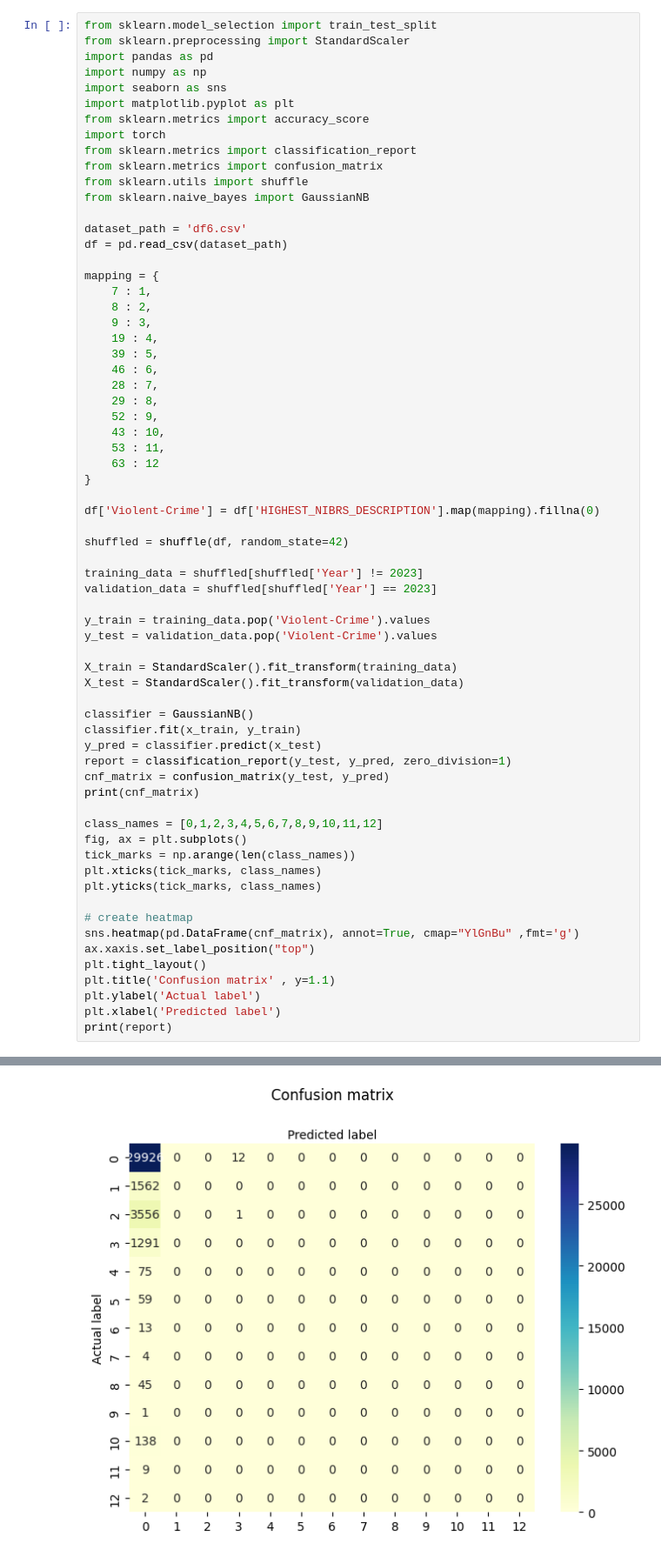
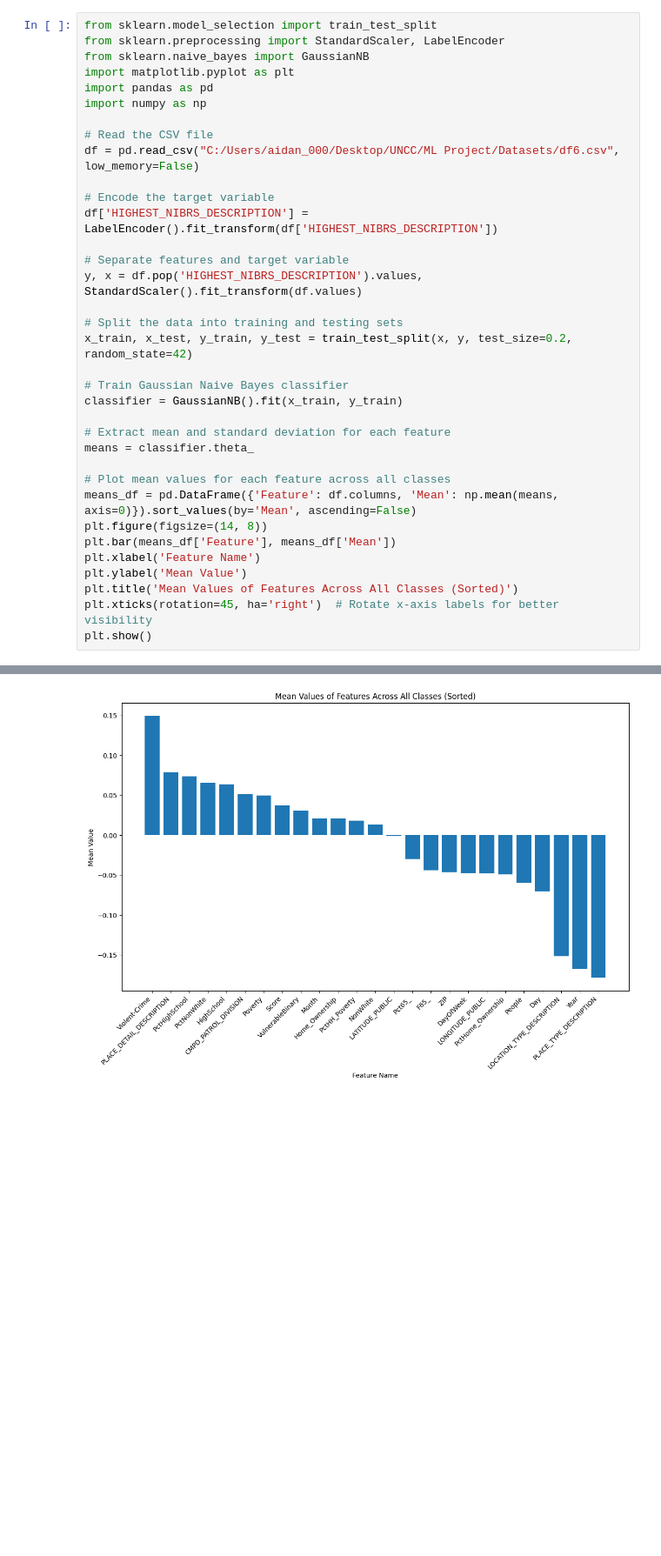
Before and after one commit to lolobq/ML_Final_Project, a Jupyter notebook: Classical Model/NBClassifier.ipynb, the cells around one changed output, grey strips where cells are left out. Shown at 87% size. Cells and saved outputs as stored; diff of their text form; blank space fills up the shorter version.

```diff
--- a/Classical Model/NBClassifier.ipynb
+++ b/Classical Model/NBClassifier.ipynb
@@ -1,67 +1,36 @@
 # %%
 from sklearn.model_selection import train_test_split
-from sklearn.preprocessing import StandardScaler
+from sklearn.preprocessing import StandardScaler, LabelEncoder
+from sklearn.naive_bayes import GaussianNB
+import matplotlib.pyplot as plt
 import pandas as pd
 import numpy as np
-import seaborn as sns
-import matplotlib.pyplot as plt
-from sklearn.metrics import accuracy_score
-import torch
-from sklearn.metrics import classification_report
-from sklearn.metrics import confusion_matrix
-from sklearn.utils import shuffle
-from sklearn.naive_bayes import GaussianNB
 
-dataset_path = 'df6.csv'
-df = pd.read_csv(dataset_path)
+# Read the CSV file
+df = pd.read_csv("C:/Users/aidan_000/Desktop/UNCC/ML Project/Datasets/df6.csv", low_memory=False)
 
-mapping = {
-    7 : 1,
-    8 : 2,
-    9 : 3,
-    19 : 4,
-    39 : 5,
-    46 : 6,
-    28 : 7,
-    29 : 8,
-    52 : 9,
-    43 : 10,
-    53 : 11,
-    63 : 12
-}
+# Encode the target variable
+df['HIGHEST_NIBRS_DESCRIPTION'] = LabelEncoder().fit_transform(df['HIGHEST_NIBRS_DESCRIPTION'])
 
-df['Violent-Crime'] = df['HIGHEST_NIBRS_DESCRIPTION'].map(mapping).fillna(0)
+# Separate features and target variable
+y, x = df.pop('HIGHEST_NIBRS_DESCRIPTION').values, StandardScaler().fit_transform(df.values)
 
-shuffled = shuffle(df, random_state=42)
+# Split the data into training and testing sets
+x_train, x_test, y_train, y_test = train_test_split(x, y, test_size=0.2, random_state=42)
 
-training_data = shuffled[shuffled['Year'] != 2023]
-validation_data = shuffled[shuffled['Year'] == 2023]
+# Train Gaussian Naive Bayes classifier
+classifier = GaussianNB().fit(x_train, y_train)
 
-y_train = training_data.pop('Violent-Crime').values
-y_test = validation_data.pop('Violent-Crime').values
+# Extract mean and standard deviation for each feature
+means = classifier.theta_
 
-X_train = StandardScaler().fit_transform(training_data)
-X_test = StandardScaler().fit_transform(validation_data)
-
-classifier = GaussianNB()
-classifier.fit(x_train, y_train)
-y_pred = classifier.predict(x_test)
-report = classification_report(y_test, y_pred, zero_division=1)
-cnf_matrix = confusion_matrix(y_test, y_pred)
-print(cnf_matrix)
-
-class_names = [0,1,2,3,4,5,6,7,8,9,10,11,12]
-fig, ax = plt.subplots()
-tick_marks = np.arange(len(class_names))
-plt.xticks(tick_marks, class_names)
-plt.yticks(tick_marks, class_names)
-
-# create heatmap
-sns.heatmap(pd.DataFrame(cnf_matrix), annot=True, cmap="YlGnBu" ,fmt='g')
-ax.xaxis.set_label_position("top")
-plt.tight_layout()
-plt.title('Confusion matrix' , y=1.1)
-plt.ylabel('Actual label')
-plt.xlabel('Predicted label')
-print(report)
+# Plot mean values for each feature across all classes
+means_df = pd.DataFrame({'Feature': df.columns, 'Mean': np.mean(means, axis=0)}).sort_values(by='Mean', ascending=False)
+plt.figure(figsize=(14, 8))
+plt.bar(means_df['Feature'], means_df['Mean'])
+plt.xlabel('Feature Name')
+plt.ylabel('Mean Value')
+plt.title('Mean Values of Features Across All Classes (Sorted)')
+plt.xticks(rotation=45, ha='right')  # Rotate x-axis labels for better visibility
+plt.show()
 # %% [output]
@@ -85 +37 @@ weighted avg       0.81      0.82      0.77     36694
-[figure, old version]
+[figure, new version]
```
Also changed, not shown: parts of 1 cell of this notebook.
